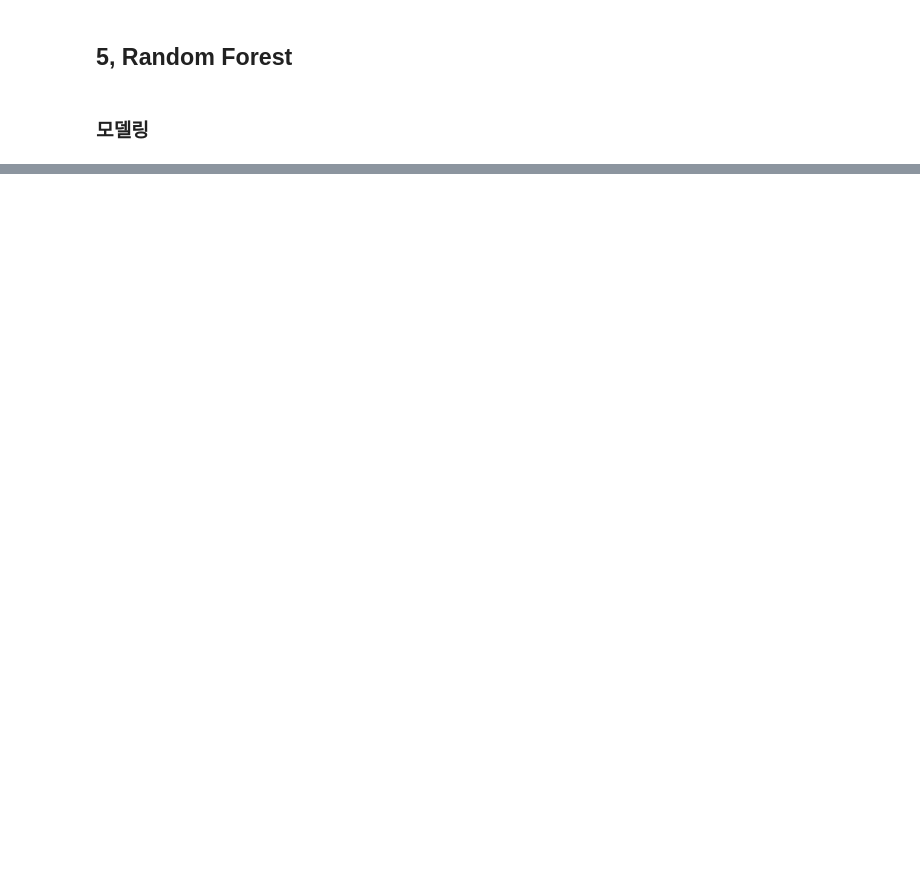
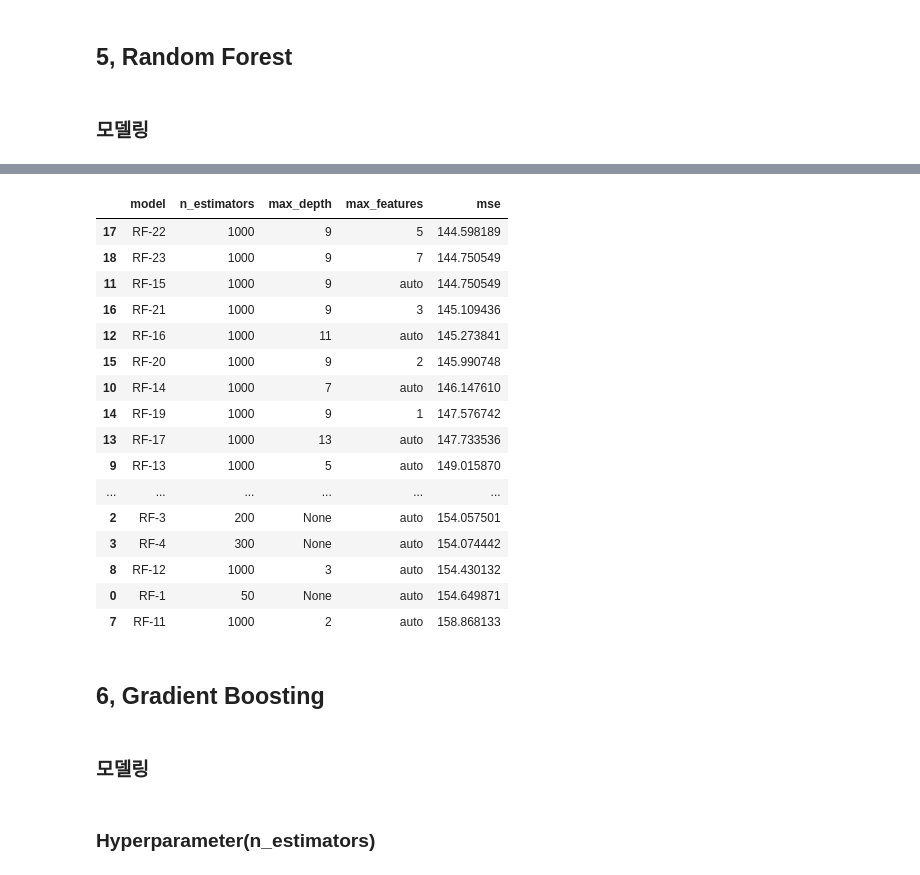
Before and after one commit to Seungeun-Song/Study-for-K-Digital-AI-developer, a Jupyter notebook: Practice/21_03_14_연습4.ipynb, the cells around one changed output, grey strips where cells are left out. Drawn from its saved outputs; the diff is of its cells as text; code cells hidden in the pictures; blank space fills up the shorter version.

```diff
--- a/Practice/21_03_14_연습4.ipynb
+++ b/Practice/21_03_14_연습4.ipynb
@@ -361,4 +386,5 @@ def randomForest(model, X, y, n_est, md='auto', mf=None, visualFeatures=False):
 # %%
+%%time
 RF_mse = pd.DataFrame(columns=['model','n_estimators','max_depth','max_features','mse'])
 a = [50, 100, 200, 300, 500]
 index = 1
@@ -369,4 +395,5 @@ for i in a:
   res = randomForest(model, X, y, n_est=i)
   print(res)
   RF_mse = RF_mse.append(res, ignore_index=True)
+  DF_res = DF_res.append(res, ignore_index=True)
 # %% [output]
@@ -373,0 +407,11 @@ TypeError: ignored
+# %%
+%%time
+a = [700, 1000]
+
+for i in a:
+  model = 'RF-'+str(index)
+  index += 1
+  res = randomForest(model, X, y, n_est=i)
+  print(res)
+  RF_mse = RF_mse.append(res, ignore_index=True)
+  DF_res = DF_res.append(res, ignore_index=True)
@@ -373,0 +436,10 @@ TypeError: ignored
+# %%
+a = [2,3,5,7,9,11,13]
+
+for i in a:
+  model = 'RF-'+str(index)
+  index += 1
+  res = randomForest(model, X, y, n_est=1000, md=i)
+  print(res)
+  RF_mse = RF_mse.append(res, ignore_index=True)
+  DF_res = DF_res.append(res, ignore_index=True)
@@ -373,0 +456,10 @@ TypeError: ignored
+# %%
+a = [1,2,3,5,7]
+
+for i in a :
+  model = 'RF-'+str(index)
+  index += 1
+  res = randomForest(model, X, y, n_est=1000, md=9, mf=i)
+  print(res)
+  RF_mse = RF_mse.append(res, ignore_index=True)
+  DF_res = DF_res.append(res, ignore_index=True)
@@ -373,0 +472,24 @@ TypeError: ignored
+# %%
+RF_mse.sort_values(by='mse')
+# %% [output]
+|  | model | n_estimators | max_depth | max_features | mse |
+| 17 | RF-22 | 1000 | 9 | 5 | 144.598189 |
+| 18 | RF-23 | 1000 | 9 | 7 | 144.750549 |
+| 11 | RF-15 | 1000 | 9 | auto | 144.750549 |
+| 16 | RF-21 | 1000 | 9 | 3 | 145.109436 |
+| 12 | RF-16 | 1000 | 11 | auto | 145.273841 |
+| 15 | RF-20 | 1000 | 9 | 2 | 145.990748 |
+| 10 | RF-14 | 1000 | 7 | auto | 146.147610 |
+| 14 | RF-19 | 1000 | 9 | 1 | 147.576742 |
+| 13 | RF-17 | 1000 | 13 | auto | 147.733536 |
+| 9 | RF-13 | 1000 | 5 | auto | 149.015870 |
+| ... | ... | ... | ... | ... | ... |
+| 2 | RF-3 | 200 | None | auto | 154.057501 |
+| 3 | RF-4 | 300 | None | auto | 154.074442 |
+| 8 | RF-12 | 1000 | 3 | auto | 154.430132 |
+| 0 | RF-1 | 50 | None | auto | 154.649871 |
+| 7 | RF-11 | 1000 | 2 | auto | 158.868133 |
+# %% [markdown]
+## 6, Gradient Boosting
+# %% [markdown]
+### 모델링
@@ -373,0 +515,2 @@ TypeError: ignored
+# %% [markdown]
+  ### Hyperparameter(n_estimators)
```
Also changed, not shown: parts of 49 cells of this notebook.
